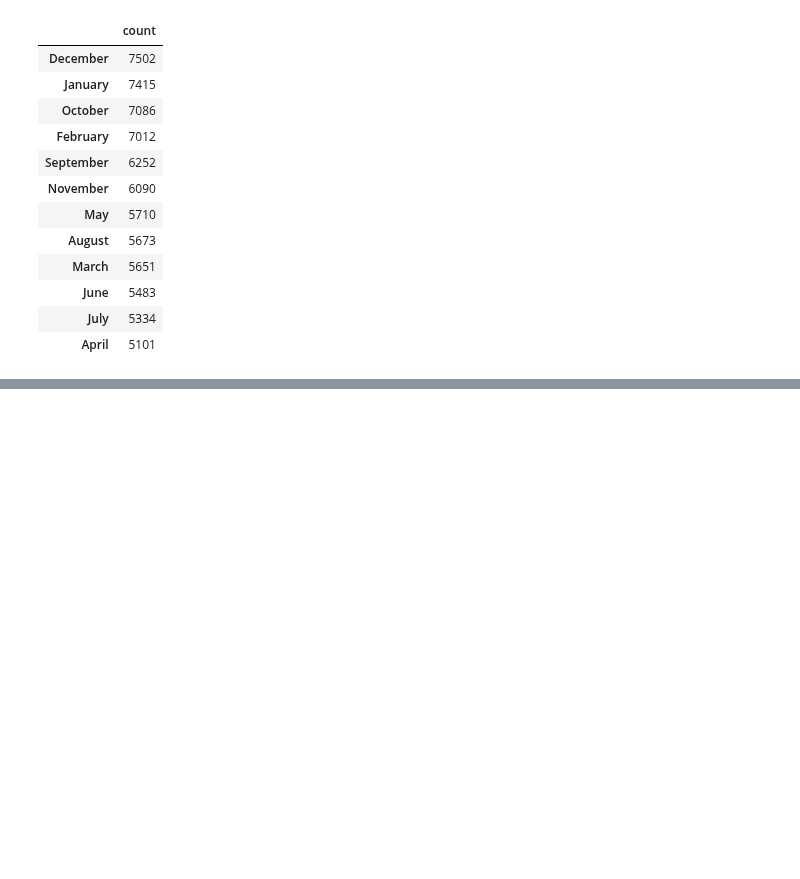
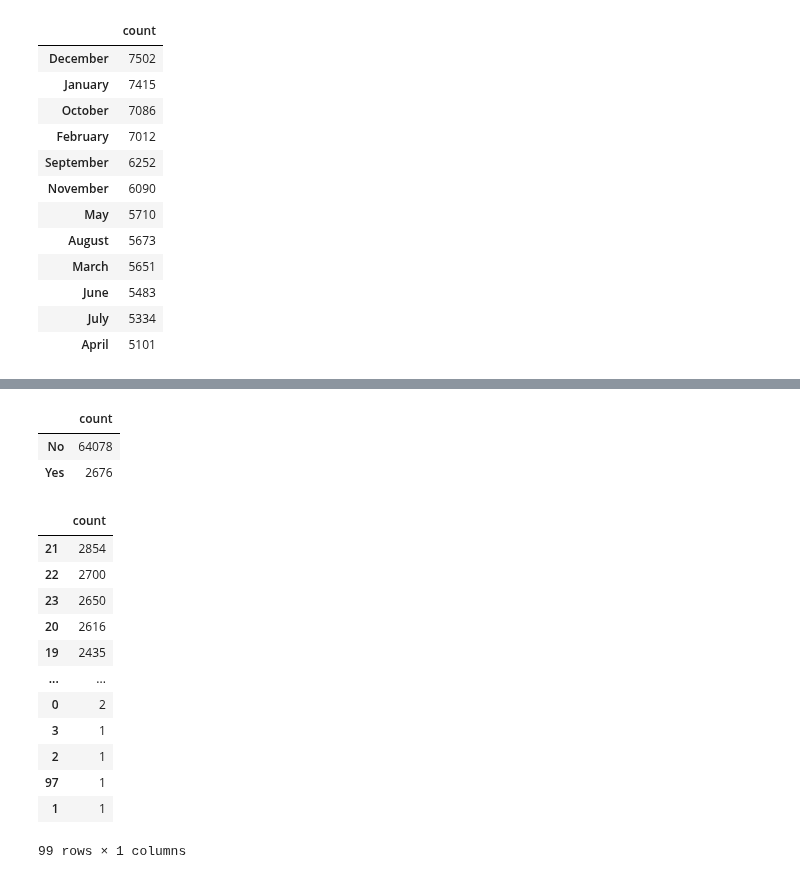
Before and after one commit to Ambush3/GR_Crash_Data, a Jupyter notebook: Crash.ipynb, the cells around one changed output, grey strips where cells are left out. Saved outputs shown, nothing was run; the diff lists cells and outputs as text; code cells hidden in the pictures; blank space fills up the shorter version.

```diff
--- a/Crash.ipynb
+++ b/Crash.ipynb
@@ -176,0 +241,24 @@ df['DRIVER1SEX'].value_counts().to_frame('count')
+# %%
+df2['D1DRINKIN'].value_counts().to_frame('count')
+# %% [output]
+|  | count |
+| No | 64078 |
+| Yes | 2676 |
+# %%
+df[df['DRIVER1AGE'] < 999].to_csv('AGE.csv', index=False)
+df3 = pd.read_csv('AGE.csv')
+df3['DRIVER1AGE'].value_counts().to_frame('count')
+# %% [output]
+|  | count |
+| 21 | 2854 |
+| 22 | 2700 |
+| 23 | 2650 |
+| 20 | 2616 |
+| 19 | 2435 |
+| ... | ... |
+| 0 | 2 |
+| 3 | 1 |
+| 2 | 1 |
+| 97 | 1 |
+| 1 | 1 |
+99 rows × 1 columns
```
Also changed, not shown: parts of 10 cells of this notebook.
